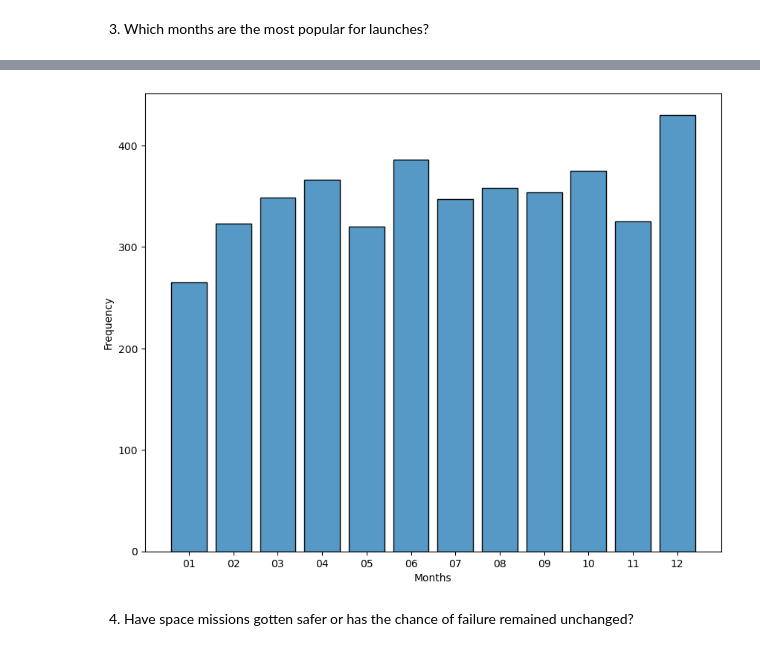
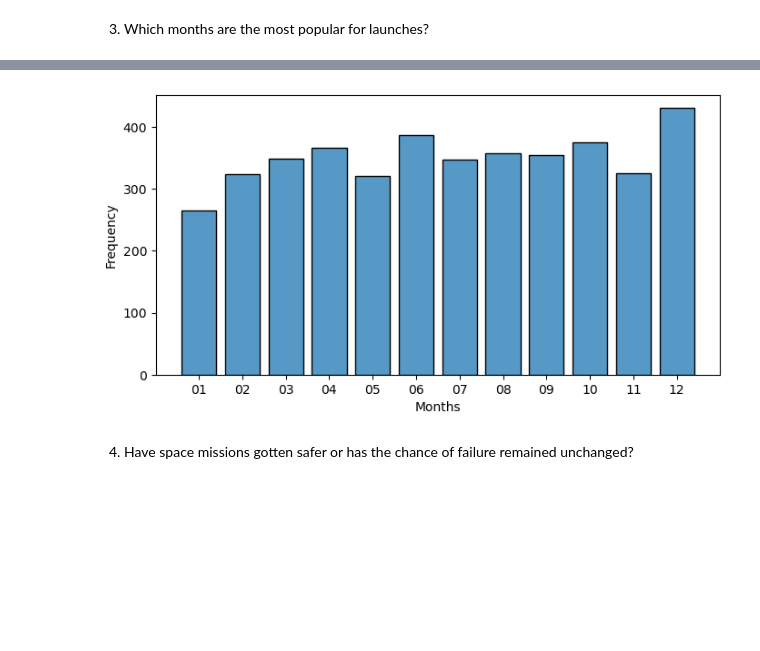
Before and after one commit to MayraVillarrubia/space-mission-launches, a Jupyter notebook: mission_explore_data.ipynb, the cells around one changed output, grey strips where cells are left out. Cells and saved outputs as stored; diff of their text form; code cells hidden in the pictures; blank space fills up the shorter version.

```diff
--- a/mission_explore_data.ipynb
+++ b/mission_explore_data.ipynb
@@ -363,13 +383,13 @@ month
 01    265
 Name: count, dtype: int64
 # %%
-plt.figure(figsize=(10,8))
+plt.figure(figsize=(8,4))
 sns.histplot(data=months, x='month', shrink=.8, palette='bright')
 plt.xlabel('Months')
 plt.ylabel('Frequency')
 plt.show()
 # %% [output]
-[figure, old version]
+[figure, new version]
 # %% [markdown]
 4. Have space missions gotten safer or has the chance of failure remained unchanged? <br>
 # %%
```
Also changed, not shown: parts of 2 cells of this notebook, 2 other files.
